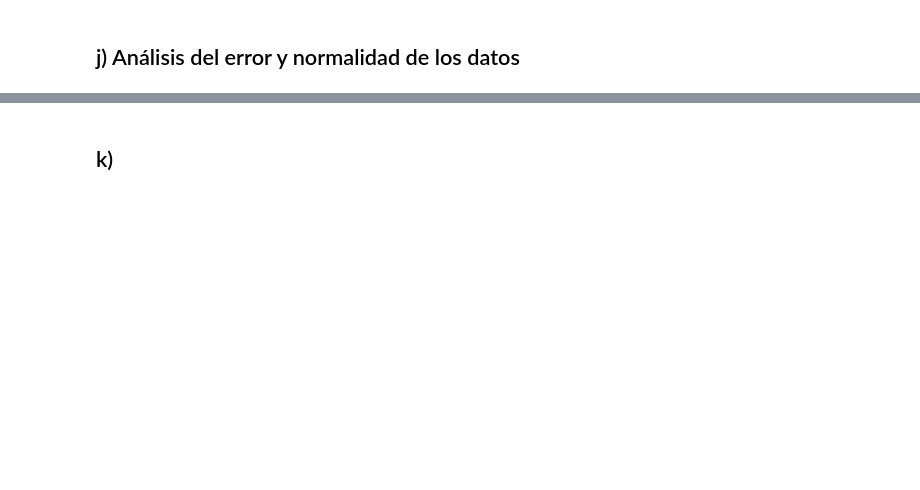
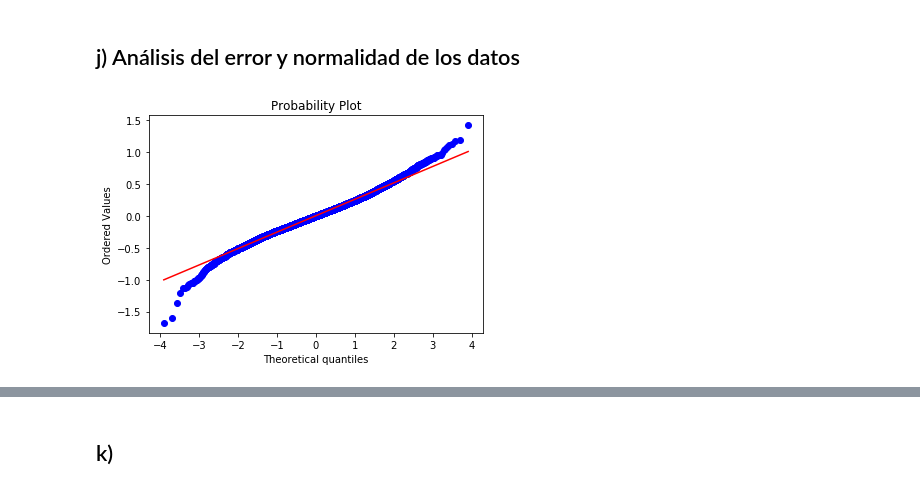
Before and after one commit to VitoVoti/ML_T1_LinReg, a Jupyter notebook: Tarea1 .ipynb, the cells around one changed output, grey strips where cells are left out. Drawn from its saved outputs; the diff is of its cells as text; code cells hidden in the pictures; blank space fills up the shorter version.

```diff
--- a/Tarea1 .ipynb
+++ b/Tarea1 .ipynb
@@ -355,2 +357,15 @@ mse_cv
 # %% [markdown]
 ## j) Análisis del error y normalidad de los datos
+# %%
+import scipy.stats as stats
+
+#measurements = np.random.normal(loc = 20, scale = 5, size=100)
+#stats.probplot(measurements, dist="norm", plot=plt)
+yhat_train = linreg.predict(Xtrain)
+#mse_test = np.mean(np.power(yhat_test - ytest, 2))
+#print(ytest - yhat_test)
+
+stats.probplot((ytrain - yhat_train), dist="norm", plot=plt)
+plt.show()
+# %% [output]
+[figure, added]
```
Also changed, not shown: parts of 15 cells of this notebook, 1 other file.
